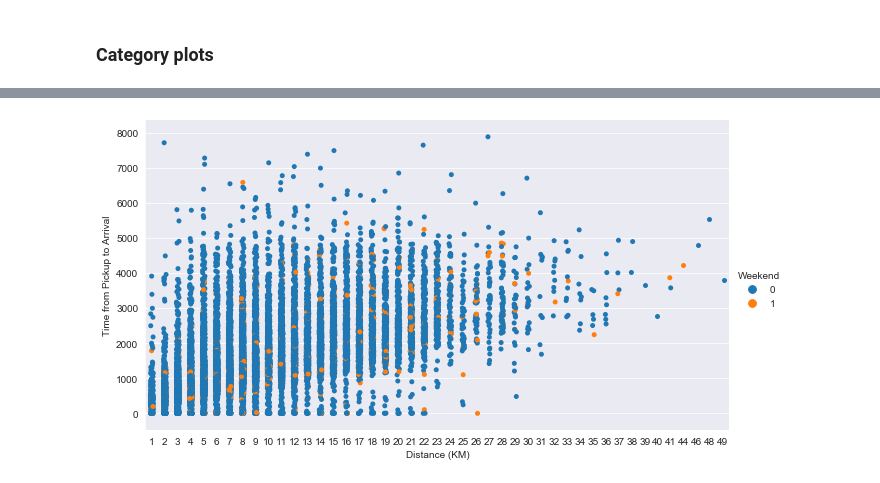
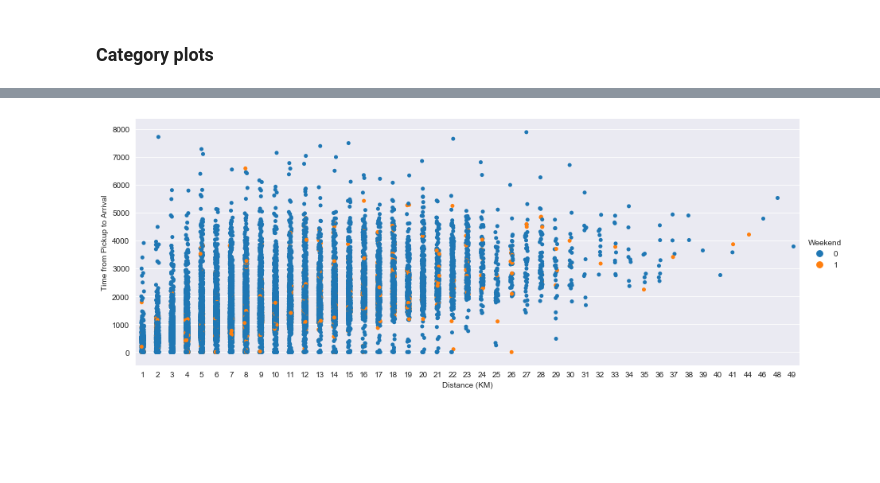
Before and after one commit to EDSA-Team-1-JHB/Sendy-Logistics-Challenge, a Jupyter notebook: EDA/Sendy Logistics Challenge EDA.ipynb, the cells around one changed output, grey strips where cells are left out. Saved outputs shown, nothing was run; the diff lists cells and outputs as text; code cells hidden in the pictures; blank space fills up the shorter version.

```diff
--- a/EDA/Sendy Logistics Challenge EDA.ipynb
+++ b/EDA/Sendy Logistics Challenge EDA.ipynb
@@ -238,10 +241,11 @@ train['Arrival at Destination - Time'] = pd.to_datetime(train['Arrival at Destin
 # %%
-train['Pickup_Hour'] = train['Pickup - Time'].dt.hour
-train['Pickup_Minutes'] = train['Pickup - Time'].dt.minute
-train['Pickup_Seconds'] = train['Pickup - Time'].dt.second
-train['Arrival_Destination_Hour'] = train['Arrival at Destination - Time'].dt.hour
-train['Arrival_Destination_Minutes'] = train['Arrival at Destination - Time'].dt.minute
-train['Arrival_Destination_Seconds'] = train['Arrival at Destination - Time'].dt.second
+# # Converting to datetime and hour/minute/second extraction
+train['Pickup_Hour'] = pd.to_datetime(train['Pickup - Time']).dt.hour
+train['Pickup_Minutes'] = pd.to_datetime(train['Pickup - Time']).dt.minute
+train['Pickup_Seconds'] = pd.to_datetime(train['Pickup - Time']).dt.second
+train['Arrival_Destination_Hour'] = pd.to_datetime(train['Arrival at Destination - Time']).dt.hour
+train['Arrival_Destination_Minutes'] = pd.to_datetime(train['Arrival at Destination - Time']).dt.minute
+train['Arrival_Destination_Seconds'] = pd.to_datetime(train['Arrival at Destination - Time']).dt.second
 # %% [markdown]
 #### Let us plot the hours at pickup
 # %%
@@ -263,5 +260,2 @@ The destination Arrival hours seems to match the Pickup Hours
-# %%
-## convert target from seconds to minutes.
-train['Time_from_Pickup_to_Arrival_Minutes'] = train['Time from Pickup to Arrival']/60
 # %% [markdown]
 ### The most important variable : Distance (KM)
@@ -328,6 +325,0 @@ riders['WrongOrders'] = riders['Rider Id'].map(plot1.groupby('Rider Id').agg('co
-# %%
-train['Total_Orders'] = train['Rider Id'].map(train.groupby('Rider Id').agg('count')['Order No'])
-train = pd.merge(train,riders.drop(['No_of_Ratings','Average_Rating','Age','No_Of_Orders'],axis=1),on='Rider Id',how='left')
-test = pd.merge(test,riders.drop(['No_of_Ratings','Average_Rating','Age','No_Of_Orders'],axis=1),on='Rider Id',how='left')
-train['error_rate_rider'] = train['WrongOrders']/train['Total_Orders']
-test['error_rate_rider'] = test['Rider Id'].map(train['error_rate_rider'])
@@ -425,10 +347,10 @@ Name: Pickup_Hour, dtype: int64
 # %%
-train.loc[(train['Pickup_Hour']>=7)&(train['Pickup_Hour']<9),'DayTime']= 'Rush_Hour1'
-train.loc[(train['Pickup_Hour']>=9)&(train['Pickup_Hour']<=11),'DayTime']= 'Matin'
-train.loc[(train['Pickup_Hour']>11)&(train['Pickup_Hour']<=13),'DayTime']= '9ayla'
-train.loc[(train['Pickup_Hour']>13)&(train['Pickup_Hour']<17),'DayTime']= 'ApresMidi'
-train.loc[(train['Pickup_Hour']>=17)&(train['Pickup_Hour']<=19),'DayTime']= 'Rush_Hour2'
-train.loc[(train['Pickup_Hour']>19)&(train['Pickup_Hour']<7),'DayTime']= 'Night'
+train.loc[(train['Pickup_Hour'] >= 7) & (train['Pickup_Hour'] < 9),'DayTime'] = 'Rush_Hour1'
+train.loc[(train['Pickup_Hour'] >= 9) & (train['Pickup_Hour'] <= 11),'DayTime'] =  'Dawn'
+train.loc[(train['Pickup_Hour'] > 11) & (train['Pickup_Hour'] <= 13),'DayTime'] = 'Noon'
+train.loc[(train['Pickup_Hour'] > 13) & (train['Pickup_Hour'] < 17),'DayTime'] = 'Afternoon'
+train.loc[(train['Pickup_Hour'] >= 17) & (train['Pickup_Hour'] <= 19),'DayTime'] = 'Rush_Hour2'
+train.loc[(train['Pickup_Hour'] > 19) & (train['Pickup_Hour'] < 7),'DayTime'] = 'Night'
 # %% [markdown]
 ### Category plots
 # %%
@@ -453,8 +375,8 @@ g = sns.catplot(x="Pickup_Hour", y="Time from Pickup to Arrival",hue="Arrival at
 # %%
 g = sns.catplot(x="Distance (KM)", y="Time from Pickup to Arrival",hue="Weekend",
-                   data=train, aspect=1.8, height=5, ci=80)
+                   data=train, aspect=2.5, height=5, ci=80)
 # %% [output]
-[figure, old version]
+[figure, new version]
 # %%
 g = sns.catplot(x="Arrival at Pickup - Weekday (Mo = 1)", y="Time from Pickup to Arrival",
                    data=train, aspect=2.5, height=5, ci=80.0)
```
Also changed, not shown: parts of 59 cells of this notebook.
